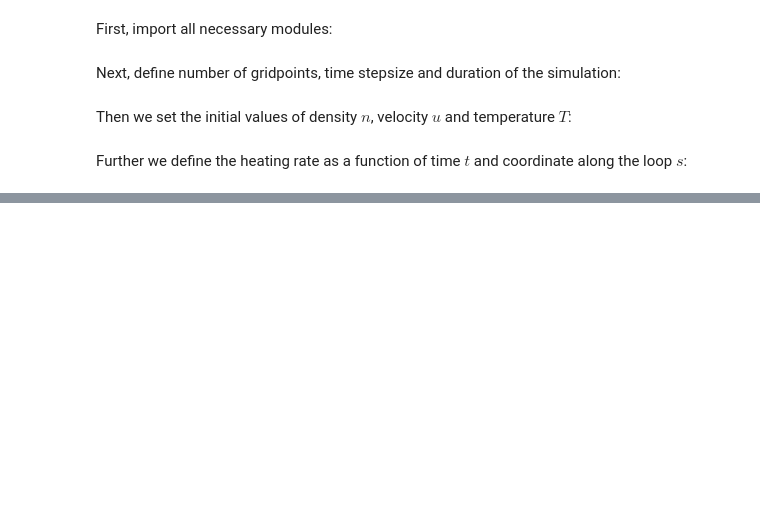
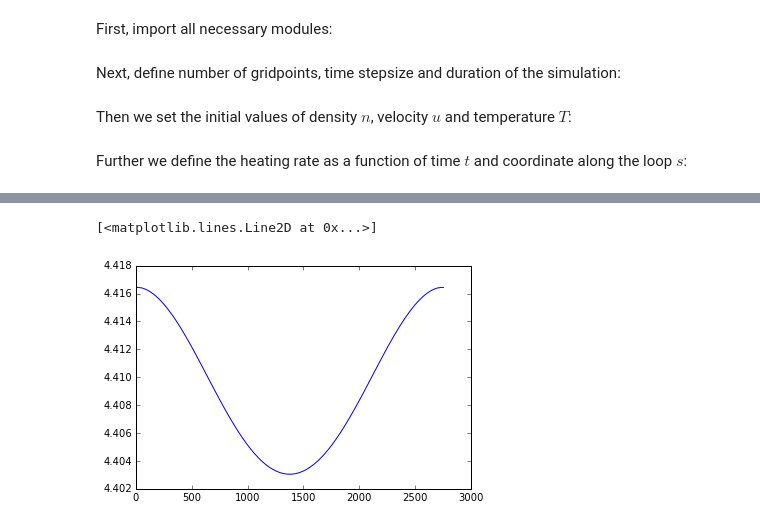
Before and after one commit to temik42/lib, a Jupyter notebook: hydron/example.ipynb, the cells around one changed output, grey strips where cells are left out. Drawn from its saved outputs; the diff is of its cells as text; code cells hidden in the pictures; blank space fills up the shorter version.

```diff
--- a/hydron/example.ipynb
+++ b/hydron/example.ipynb
@@ -82,5 +83,10 @@ plt.colorbar()
 # %%
 #hd.save(sim,'static.sim')
+# %%
+plt.plot(sim.x,sim.p)
+# %% [output]
+[<matplotlib.lines.Line2D at 0x...>]
+[figure, added]
 # %%
 plt.plot(sim.x)
 # %% [output]
```
Also changed, not shown: parts of 5 cells of this notebook, 7 other files.
